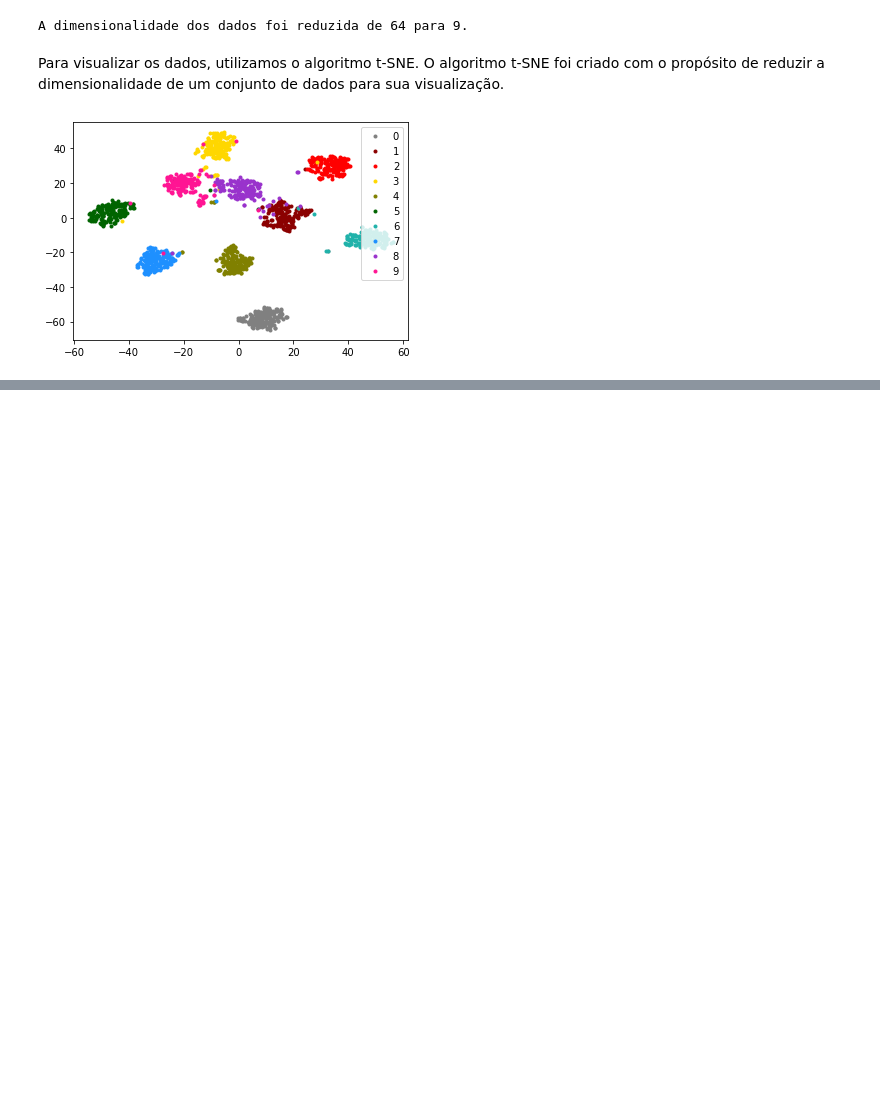
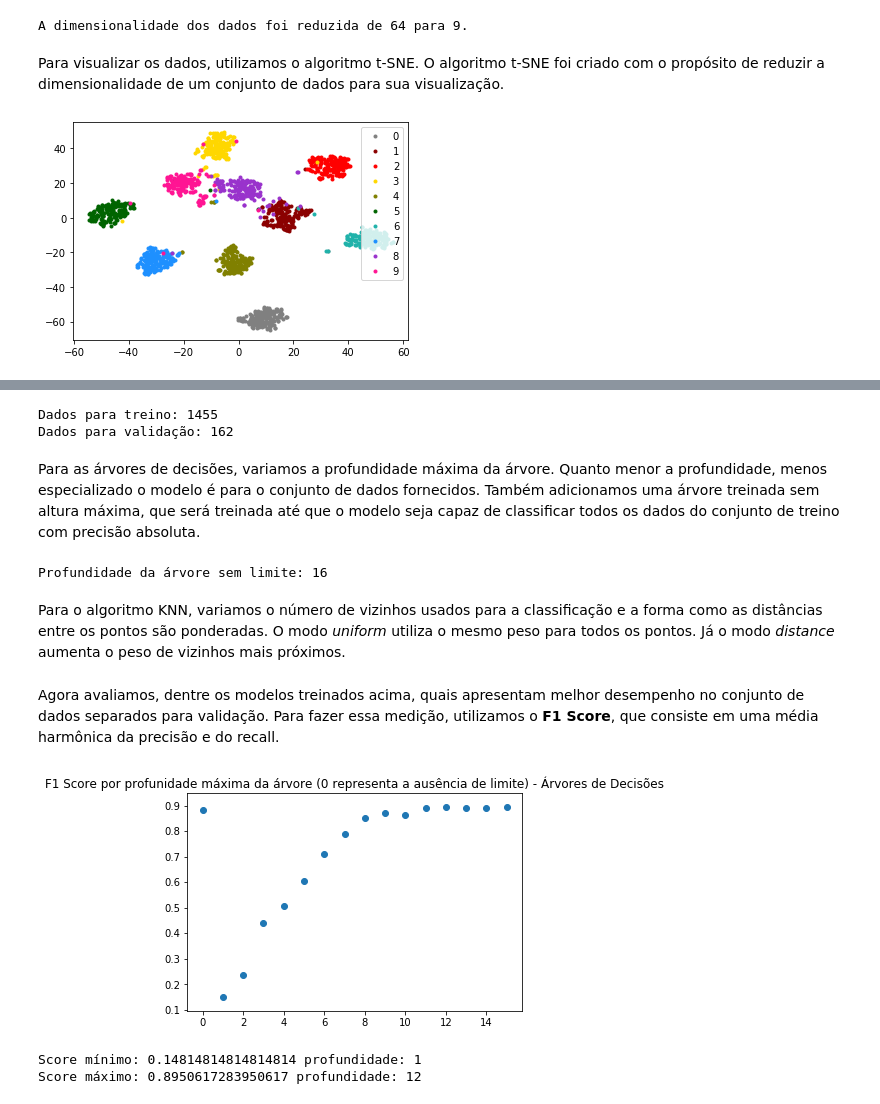
Before and after one commit to natanbcpc/supervised-learning, a Jupyter notebook: Parte 2.ipynb, the cells around one changed output, grey strips where cells are left out. Cells and saved outputs as stored; diff of their text form; code cells hidden in the pictures; blank space fills up the shorter version.

Commit message:
Models training and validation

```diff
--- a/Parte 2.ipynb
+++ b/Parte 2.ipynb
@@ -74,0 +77,72 @@ plt.show()
+# %%
+digits_data_train, digits_data_val, digits_target_train, digits_target_val = \
+        train_test_split(reduced_digits_data_train_and_val, digits_target_train_and_val, test_size=0.1, \
+                         random_state=42)
+
+print("Dados para treino:", digits_data_train.shape[0])
+print("Dados para validação:", digits_data_val.shape[0])
+# %% [output]
+Dados para treino: 1455
+Dados para validação: 162
+# %% [markdown]
+Para as árvores de decisões, variamos a profundidade máxima da árvore. Quanto menor a profundidade, menos especializado o modelo é para o conjunto de dados fornecidos. Também adicionamos uma árvore treinada sem altura máxima, que será treinada até que o modelo seja capaz de classificar todos os dados do conjunto de treino com precisão absoluta.
+# %%
+from sklearn.tree import DecisionTreeClassifier
+
+decision_tree_classifiers = []
+
+clf = DecisionTreeClassifier(random_state=42)
+clf.fit(digits_data_train, digits_target_train)
+print("Profundidade da árvore sem limite:", clf.get_depth())
+decision_tree_classifiers.append(clf)
+
+for i in range(1, 16):
+    clf = DecisionTreeClassifier(random_state=42, max_depth=i)
+    clf.fit(digits_data_train, digits_target_train)
+    decision_tree_classifiers.append(clf)
+# %% [output]
+Profundidade da árvore sem limite: 16
+# %% [markdown]
+Para o algoritmo KNN, variamos o número de vizinhos usados para a classificação e a forma como as distâncias entre os pontos são ponderadas. O modo *uniform* utiliza o mesmo peso para todos os pontos. Já o modo *distance* aumenta o peso de vizinhos mais próximos.
+# %%
+from sklearn.neighbors import KNeighborsClassifier
+
+knn_classifiers_uniform_weight = []
+for i in range(1, 16):
+    clf = KNeighborsClassifier(n_neighbors=i, weights='uniform')
+    clf.fit(digits_data_train, digits_target_train)
+    knn_classifiers_uniform_weight.append(clf)
+
+knn_classifiers_distance_weight = []
+for i in range(1, 16):
+    clf = KNeighborsClassifier(n_neighbors=i, weights='distance')
+    clf.fit(digits_data_train, digits_target_train)
+    knn_classifiers_distance_weight.append(clf)
+# %% [markdown]
+Agora avaliamos, dentre os modelos treinados acima, quais apresentam melhor desempenho no conjunto de dados separados para validação. Para fazer essa medição, utilizamos o **F1 Score**, que consiste em uma média harmônica da precisão e do recall.
+# %%
+from sklearn.metrics import f1_score
+
+score_decision_tree = []
+for clf in decision_tree_classifiers:
+    prediction = clf.predict(digits_data_val)
+    score_decision_tree.append(f1_score(digits_target_val, prediction, average='micro'))
+
+plt.title("F1 Score por profunidade máxima da árvore (0 representa a ausência de limite) - Árvores de Decisões")
+plt.scatter(list(range(16)), score_decision_tree)
+plt.show()
+
+min_value = min(score_decision_tree)
+min_index = score_decision_tree.index(min_value)
+
+max_value = max(score_decision_tree)
+max_index = score_decision_tree.index(max_value)
+
+best_decision_tree = decision_tree_classifiers[max_index]
+
+print("Score mínimo:", min_value, "profundidade:", min_index)
+print("Score máximo:", max_value, "profundidade:", max_index)
+# %% [output]
+[figure, added]
+Score mínimo: 0.14814814814814814 profundidade: 1
+Score máximo: 0.8950617283950617 profundidade: 12
```
Also changed, not shown: parts of 6 cells of this notebook.
